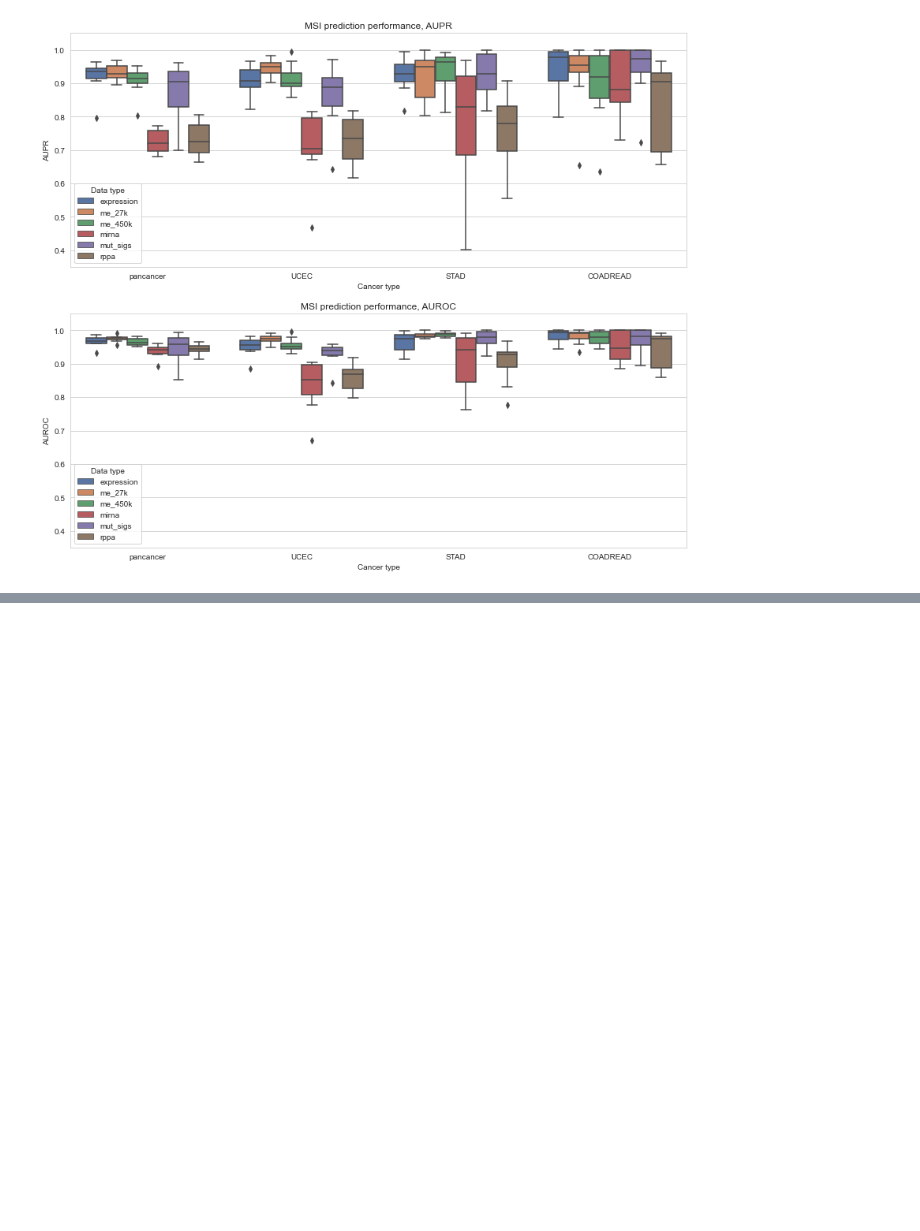
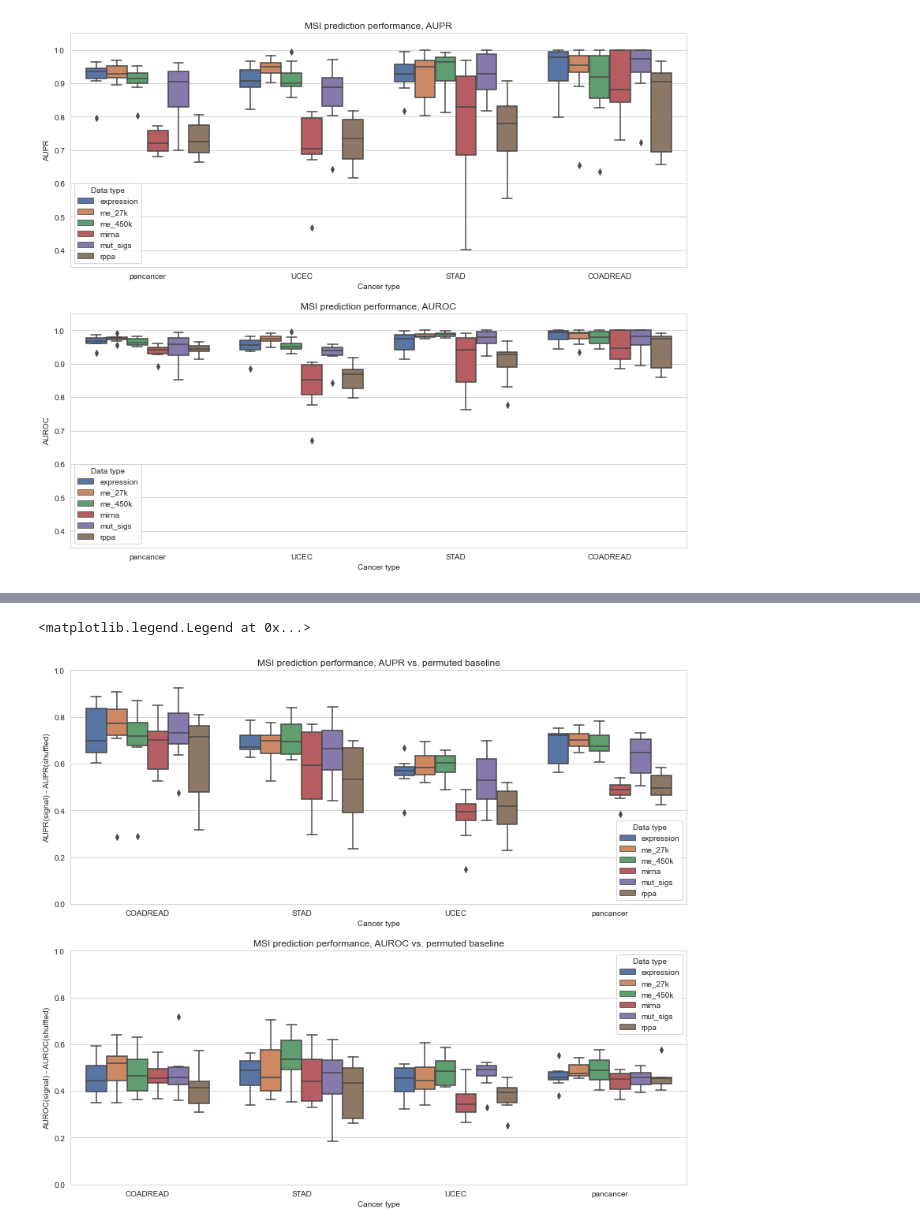
Before and after one commit to greenelab/mpmp, a Jupyter notebook: 04_predict_controls/plot_msi_results.ipynb, the cells around one changed output, grey strips where cells are left out. Cells and saved outputs as stored; diff of their text form; code cells hidden in the pictures; blank space fills up the shorter version.

Commit message:
plot msi results corrected for shuffled baseline

```diff
--- a/04_predict_controls/plot_msi_results.ipynb
+++ b/04_predict_controls/plot_msi_results.ipynb
@@ -68,0 +71,18 @@ axarr[1].legend(title='Data type')
+# %%
+compare_df = au.compare_all_data_types(results_df,
+                                       sig_alpha=0.05,
+                                       filter_genes=False,
+                                       compare_ind=True,
+                                       metric='auroc')
+compare_df.rename(columns={'gene': 'cancer_type'}, inplace=True)
+
+compare_aupr_df = au.compare_all_data_types(results_df,
+                                            sig_alpha=0.05,
+                                            filter_genes=False,
+                                            compare_ind=True,
+                                            metric='aupr')
+compare_aupr_df.rename(columns={'gene': 'cancer_type'}, inplace=True)
+
+print(compare_df.shape)
+print(compare_df.training_data.unique())
+compare_df.head()
@@ -68,0 +98,27 @@ axarr[1].legend(title='Data type')
+# %%
+sns.set({'figure.figsize': (14, 12)})
+sns.set_style('whitegrid')
+fig, axarr = plt.subplots(2, 1)
+
+sns.boxplot(data=compare_aupr_df, x='cancer_type', y='delta_aupr',
+            hue='training_data',
+            hue_order=sorted(compare_aupr_df.training_data.unique()),
+            ax=axarr[0])
+axarr[0].set_title('MSI prediction performance, AUPR vs. permuted baseline')
+axarr[0].set_xlabel('Cancer type')
+axarr[0].set_ylabel('AUPR(signal) - AUPR(shuffled)')
+axarr[0].set_ylim(0.0, 1.0)
+axarr[0].legend(title='Data type')
+
+sns.boxplot(data=compare_df, x='cancer_type', y='delta_auroc',
+            hue='training_data',
+            hue_order=sorted(compare_df.training_data.unique()),
+            ax=axarr[1])
+axarr[1].set_title('MSI prediction performance, AUROC vs. permuted baseline')
+axarr[1].set_xlabel('Cancer type')
+axarr[1].set_ylabel('AUROC(signal) - AUROC(shuffled)')
+axarr[1].set_ylim(0.0, 1.0)
+axarr[1].legend(title='Data type')
+# %% [output]
+<matplotlib.legend.Legend at 0x...>
+[figure, added]
```
Also changed, not shown: parts of 2 cells of this notebook.
